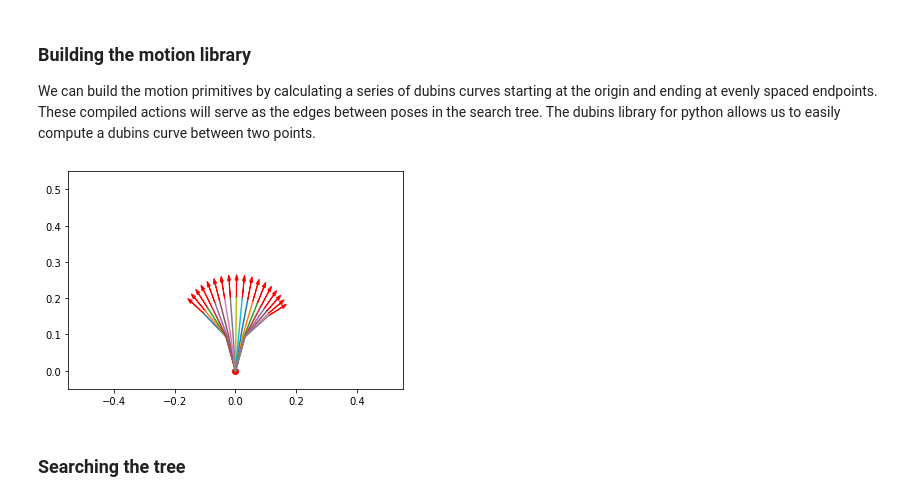
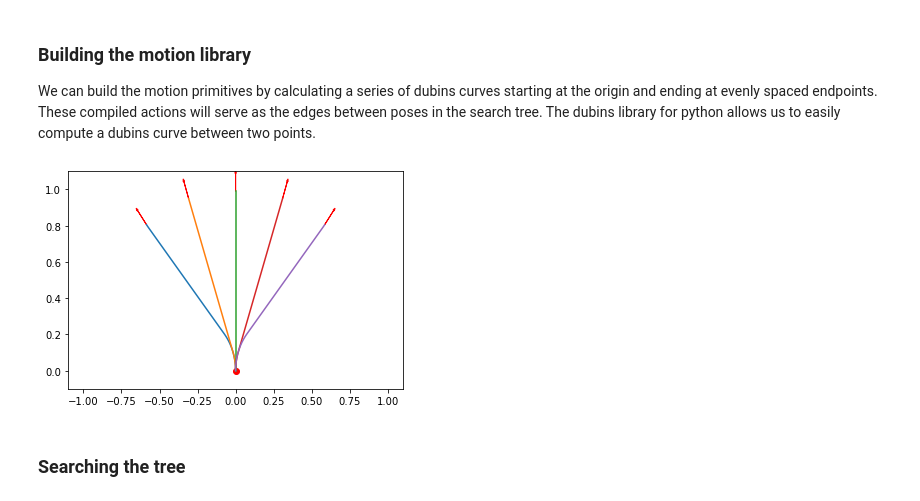
Before and after one commit to ersolog/6.877-16.413, a Jupyter notebook: code.ipynb, the cells around one changed output. Drawn from its saved outputs; the diff is of its cells as text; code cells hidden in the pictures.

```diff
--- a/code.ipynb
+++ b/code.ipynb
@@ -117,37 +120,38 @@ A better discretization method would be to select from a precomputed list of "mo
 ### Building the motion library
 We can build the motion primitives by calculating a series of dubins curves starting at the origin and ending at evenly spaced endpoints. These compiled actions will serve as the edges between poses in the search tree. The dubins library for python allows us to easily compute a dubins curve between two points.
 # %%
-def build_motion_library(sample_distance, angle_envelope, turning_radius, num_points, step_size = 0.1):
+def build_motion_library(sample_distance, angle_envelope, turning_radius, num_points, step_size = 0.01):
     motion_library = {} # format {weight : [path]}
 
-    angle_step = 2*angle_envelope/num_points
-    for angle in np.arange(-angle_envelope, angle_envelope + angle_step, step_size):
+    angle_step = 2*angle_envelope/(num_points - 1)
+    for angle in np.arange(-angle_envelope, angle_envelope + angle_step, angle_step):
         q0 = (0,0,0)
         q1 = (np.cos(angle)*sample_distance, np.sin(angle)*sample_distance, angle)
         path = dubins.shortest_path(q0, q1, turning_radius)
         configuations, _ = path.sample_many(step_size)
-        motion_library[angle] = configuations
+        motion_library[angle] = (path.path_length(), configuations)
     return motion_library
 # %%
-sample_distance = 0.5
-turning_radius = np.pi/20
-num_points = 10
-angle_envelope = np.pi/4
+sample_distance = 1
+# turning_radius = np.pi/40
+turning_radius = np.pi/10
+num_points = 5
+angle_envelope = np.pi/5
 motion_library = build_motion_library(sample_distance, angle_envelope, turning_radius, num_points)
 plt.axis([-sample_distance*1.1, sample_distance*1.1, -sample_distance*0.1, sample_distance*1.1])
 plt.plot([0],[0], 'ro' )
 for motion in motion_library:
-    path = motion_library[motion]
+    path = motion_library[motion][1]
     x = [i[0] for i in path]
     y = [i[1] for i in path]
     last_pt = path[-1]
     plt.arrow(last_pt[1], last_pt[0],
               np.sin(last_pt[2])*sample_distance/10, np.cos(last_pt[2])*sample_distance/10,
               color='red', head_width = 0.01)
     plt.plot(y,x)
 plt.show()
 # %% [output]
-[figure, old version]
+[figure, new version]
 # %% [markdown]
 ### Searching the tree
 # %%
```
Also changed, not shown: parts of 6 cells of this notebook, 3 other files.
